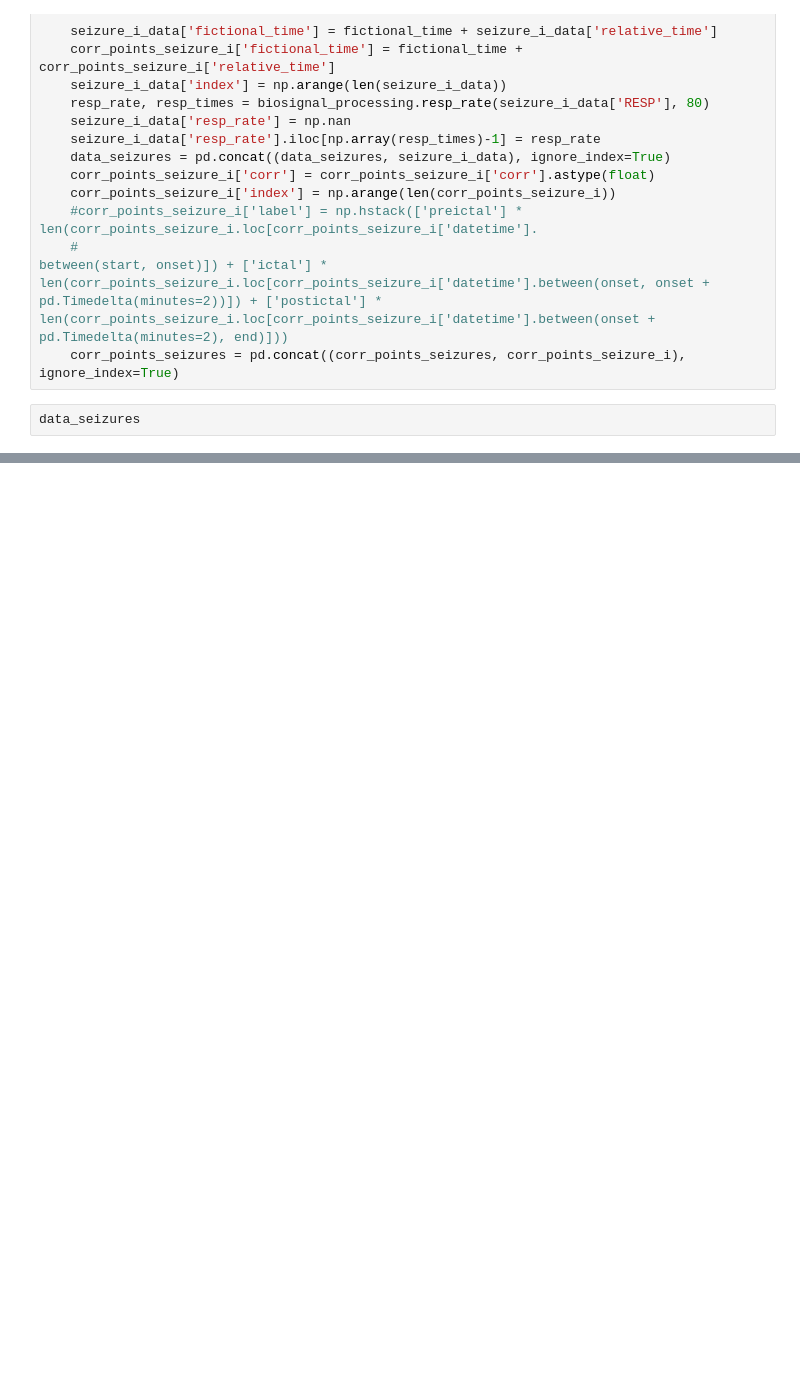
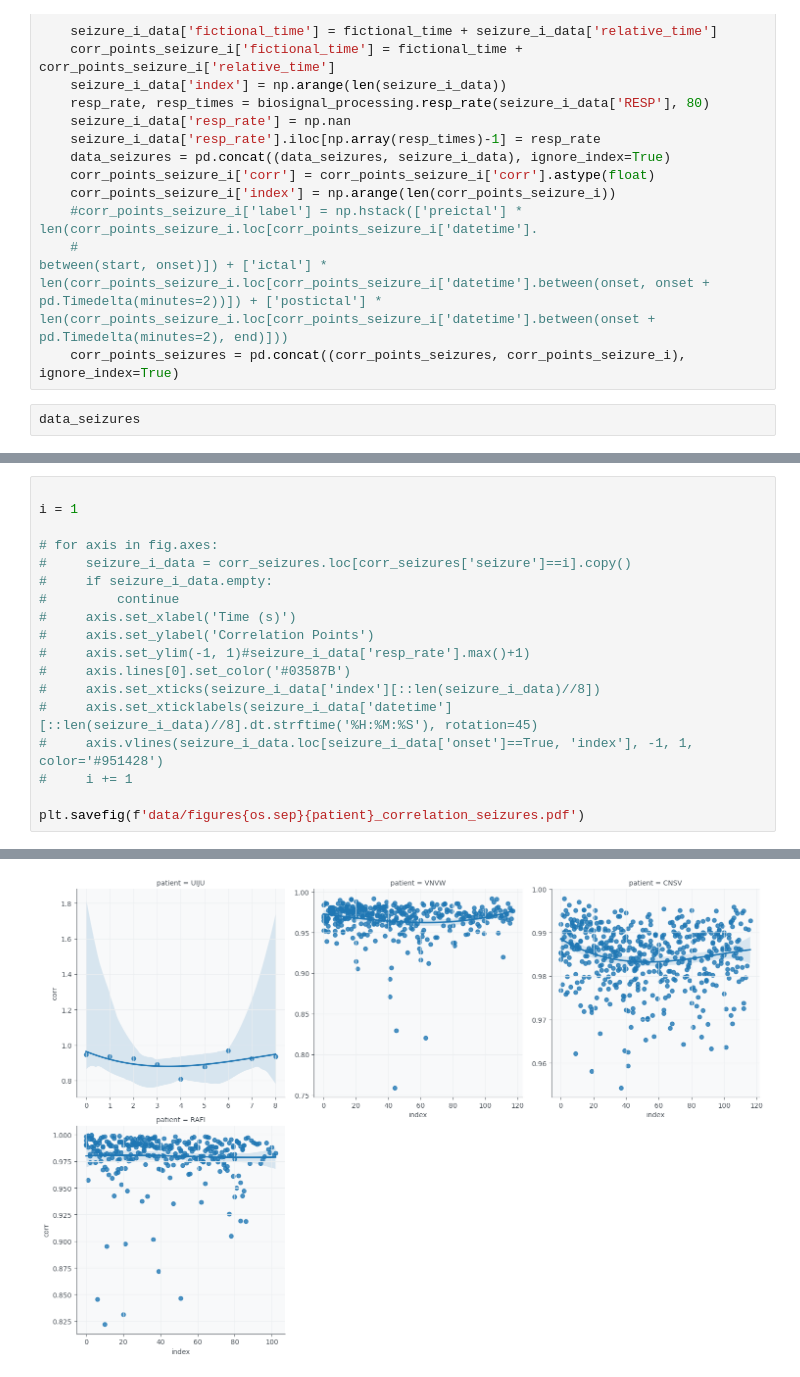
Before and after one commit to MarianaAbreu/preepiseizures, a Jupyter notebook: sudep_analysis/patient_ae_apnea_eval.ipynb, the cells around one changed output, grey strips where cells are left out. Cells and saved outputs as stored; diff of their text form; blank space fills up the shorter version.

```diff
--- a/sudep_analysis/patient_ae_apnea_eval.ipynb
+++ b/sudep_analysis/patient_ae_apnea_eval.ipynb
@@ -205,0 +293,19 @@ patient_info.seizure_table
+# %%
+
+i = 1
+
+# for axis in fig.axes:
+#     seizure_i_data = corr_seizures.loc[corr_seizures['seizure']==i].copy()
+#     if seizure_i_data.empty:
+#         continue
+#     axis.set_xlabel('Time (s)')
+#     axis.set_ylabel('Correlation Points')
+#     axis.set_ylim(-1, 1)#seizure_i_data['resp_rate'].max()+1)
+#     axis.lines[0].set_color('#03587B')
+#     axis.set_xticks(seizure_i_data['index'][::len(seizure_i_data)//8])
+#     axis.set_xticklabels(seizure_i_data['datetime'][::len(seizure_i_data)//8].dt.strftime('%H:%M:%S'), rotation=45)
+#     axis.vlines(seizure_i_data.loc[seizure_i_data['onset']==True, 'index'], -1, 1, color='#951428')
+#     i += 1
+
+plt.savefig(f'data/figures{os.sep}{patient}_correlation_seizures.pdf')
+# %% [output]
@@ -205,0 +331 @@ patient_info.seizure_table
+[figure, added]
```
Also changed, not shown: parts of 14 cells of this notebook, 2 other files.
